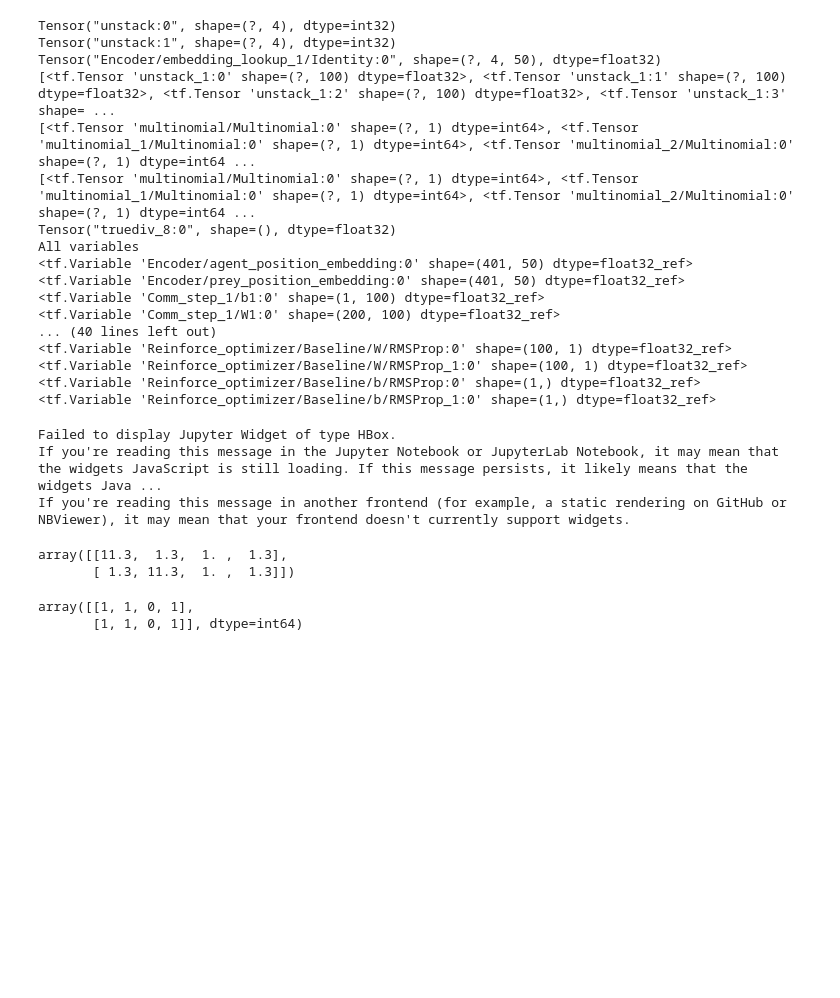
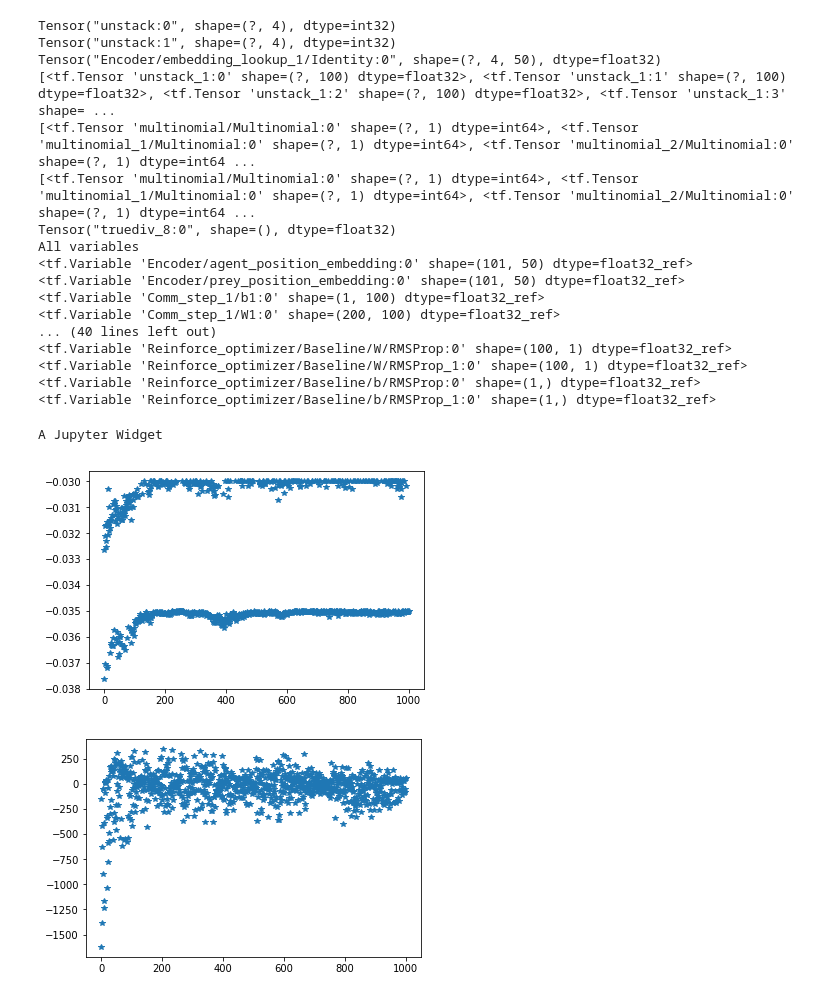
Before and after one commit to felixgaschi/learning-multiagent-communication, a Jupyter notebook: CommNetPP.ipynb, the cells around one changed output. Saved outputs shown, nothing was run; the diff lists cells and outputs as text; code cells hidden in the pictures; blank space fills up the shorter version.

Commit message:
Fixed errors in CommNet execution (dimension of placeholders)

```diff
--- a/CommNetPP.ipynb
+++ b/CommNetPP.ipynb
@@ -320,6 +320,8 @@ def policy_rollout(T, env, agent):
 
 
     state, terminal_state = env.reset()
+    while terminal_state:
+        state, terminal_state = env.reset()
 
     t = 0
 
@@ -336,18 +338,23 @@ def policy_rollout(T, env, agent):
         reward_seq.append(reward)
         baseline_seq.append(baseline)
 
-    return np.array(state_seq), np.array(movement_action_seq), np.array(communication_action_seq),np.array(reward_seq), np.squeeze(np.array(baseline_seq))
+
+    baseline = np.squeeze(np.array(baseline))
+    if len(baseline.shape) == 1:
+        baseline = baseline.reshape(1,-1)
+
+    return np.array(state_seq), np.array(movement_action_seq), np.array(communication_action_seq),np.array(reward_seq), baseline
 # %%
 N = 4
-grid_size = 20
+grid_size = 10
 # %%
 tf.reset_default_graph()
 with tf.Session() as sess:
     commNet = CommNetPP(sess, N,  grid_size, lstm_controler = False)
-    env = PredatorPreyTask(N = N, grid_size = grid_size, detection_range = 2, prey_detection_range = 2)
-    history = commNet.reinforce_train(env, n_episodes = 10, T =64)
+    env = PredatorPreyTask(N = N, grid_size = grid_size, detection_range = 2, prey_detection_range = 2, T=200, forbidden_cost=0.)
+    history = commNet.reinforce_train(env, n_episodes = 1000, T =200)
 
-    state_seq, movement_action_seq, communication_action_seq, reward_seq, baseline_seq = policy_rollout(2, env, commNet)
+    state_seq, movement_action_seq, communication_action_seq, reward_seq, baseline_seq = policy_rollout(200, env, commNet)
 # %% [output]
 Tensor("unstack:0", shape=(?, 4), dtype=int32)
 Tensor("unstack:1", shape=(?, 4), dtype=int32)
@@ -357,8 +364,8 @@ Tensor("Encoder/embedding_lookup_1/Identity:0", shape=(?, 4, 50), dtype=float32)
 [<tf.Tensor 'multinomial/Multinomial:0' shape=(?, 1) dtype=int64>, <tf.Tensor 'multinomial_1/Multinomial:0' shape=(?, 1) dtype=int64>, <tf.Tensor 'multinomial_2/Multinomial:0' shape=(?, 1) dtype=int64 ...
 Tensor("truediv_8:0", shape=(), dtype=float32)
 All variables
-<tf.Variable 'Encoder/agent_position_embedding:0' shape=(401, 50) dtype=float32_ref>
-<tf.Variable 'Encoder/prey_position_embedding:0' shape=(401, 50) dtype=float32_ref>
+<tf.Variable 'Encoder/agent_position_embedding:0' shape=(101, 50) dtype=float32_ref>
+<tf.Variable 'Encoder/prey_position_embedding:0' shape=(101, 50) dtype=float32_ref>
 <tf.Variable 'Comm_step_1/b1:0' shape=(1, 100) dtype=float32_ref>
 <tf.Variable 'Comm_step_1/W1:0' shape=(200, 100) dtype=float32_ref>
 ... (40 lines left out)
@@ -366,16 +373,12 @@ All variables
 <tf.Variable 'Reinforce_optimizer/Baseline/W/RMSProp_1:0' shape=(100, 1) dtype=float32_ref>
 <tf.Variable 'Reinforce_optimizer/Baseline/b/RMSProp:0' shape=(1,) dtype=float32_ref>
 <tf.Variable 'Reinforce_optimizer/Baseline/b/RMSProp_1:0' shape=(1,) dtype=float32_ref>
-Failed to display Jupyter Widget of type HBox.
-If you're reading this message in the Jupyter Notebook or JupyterLab Notebook, it may mean that the widgets JavaScript is still loading. If this message persists, it likely means that the widgets Java ...
-If you're reading this message in another frontend (for example, a static rendering on GitHub or NBViewer), it may mean that your frontend doesn't currently support widgets.
+A Jupyter Widget
-# %%
-reward_seq
-# %% [output]
-array([[11.3,  1.3,  1. ,  1.3],
-       [ 1.3, 11.3,  1. ,  1.3]])
-# %%
-communication_action_seq
-# %% [output]
-array([[1, 1, 0, 1],
-       [1, 1, 0, 1]], dtype=int64)
+# %%
+plt.plot(history['reward'], '*')
+plt.show()
+plt.plot(history['loss'], '*')
+plt.show()
+# %% [output]
+[figure, added]
+[figure, added]
```
Also changed, not shown: parts of 1 cell of this notebook, 4 other files.
